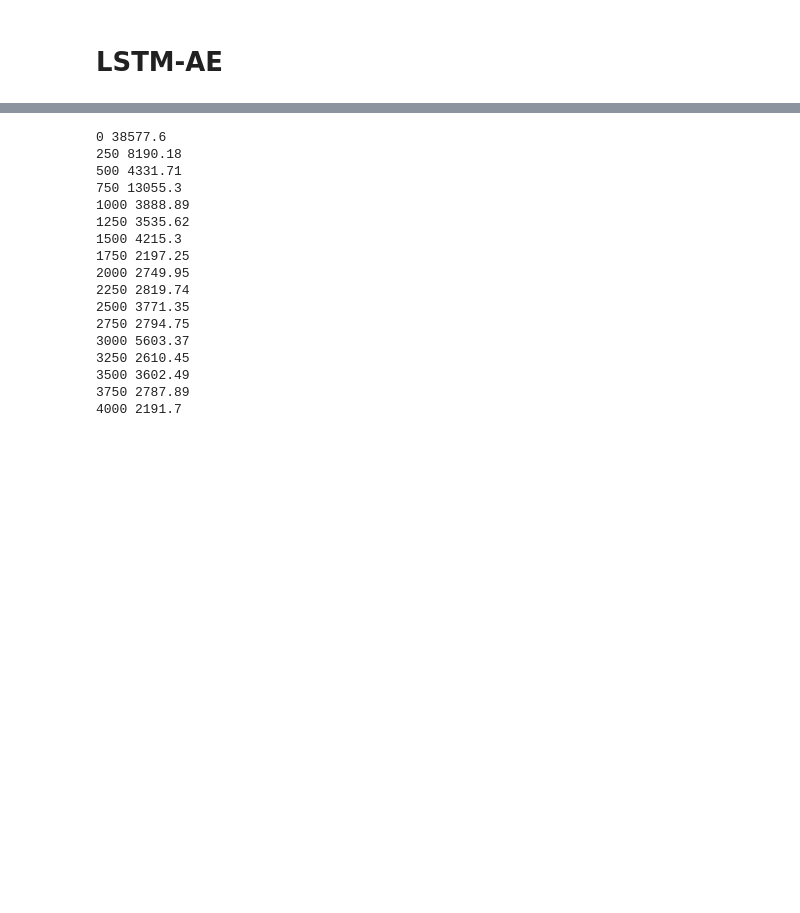
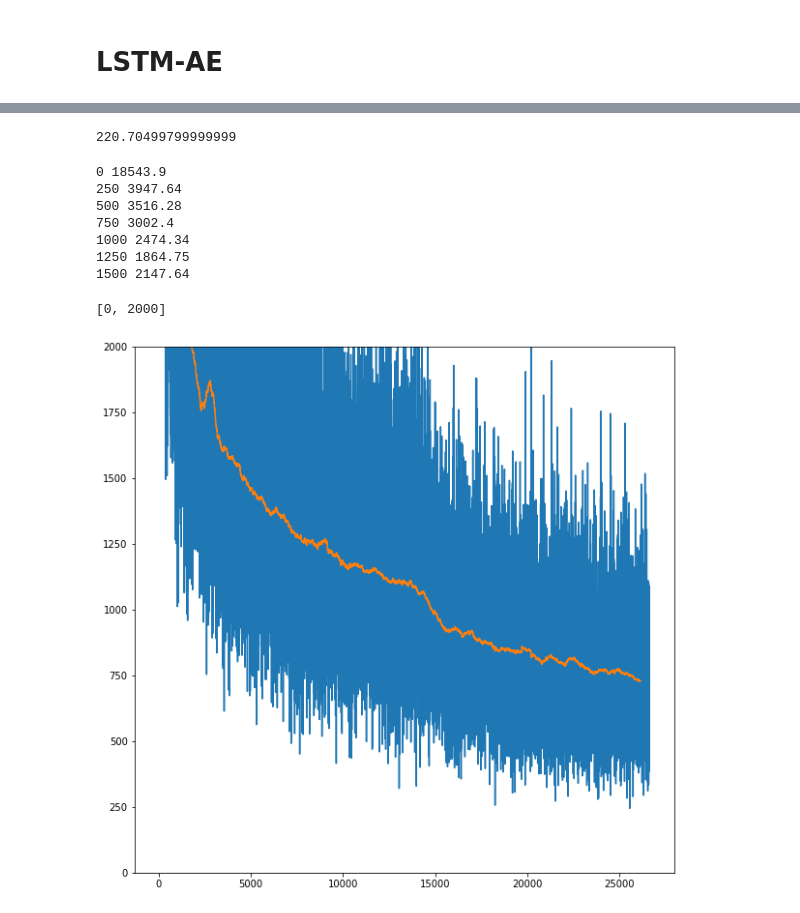
Before and after one commit to galbiati/video-representations, a Jupyter notebook: Prototype-RNN.ipynb, the cells around one changed output, grey strips where cells are left out. Saved outputs shown, nothing was run; the diff lists cells and outputs as text; code cells hidden in the pictures; blank space fills up the shorter version.

Commit message:
tied weight decoder

```diff
--- a/Prototype-RNN.ipynb
+++ b/Prototype-RNN.ipynb
@@ -126,21 +144,20 @@ training_epochs = 10
 batchsize = 4
 sequence_length = 64
 
-model = Model(encoder, lstm_cell, decoder, batchsize, sequence_length)
+model = Model(encoder, lstm_cell, tied_decoder, batchsize, sequence_length)
 
 ## LSTM-Encoder Training Graph ##
 
 training_inputs, training_targets = load.inputs('training', batchsize, training_epochs)
 
 encoded, transitioned, decoded = model.build(training_inputs)    # discard decoder here
-transitioned_loss = tf.reduce_mean(tf.pow(decoded - training_targets, 2))
+loss = tf.reduce_mean(tf.pow(decoded - training_targets, 2))
 
-with tf.variable_scope('decoder', reuse=True):
-    decoded_ = model.unstack(model.decoder(model.stack(encoded)))
+# decoded_ = model.build_encoder_decoder(encoded, reuse=True)
 
-encoded_loss = tf.reduce_mean(tf.pow(decoded_ - training_inputs, 2))
+# encoded_loss = tf.reduce_mean(tf.pow(decoded_ - training_inputs, 2))
 
-loss = transitioned_loss + encoded_loss
+# loss = transitioned_loss + encoded_loss
 
 optimizer = tf.train.AdamOptimizer()
 trainable_vars = tf.trainable_variables()
@@ -156,3 +184,7 @@ validation_loss = tf.reduce_mean(tf.pow(decoded_validation - validation_targets,
+# %%
+np.sum([np.prod(v.get_shape().as_list()) for v in tf.trainable_variables()]) / 1000000
+# %% [output]
+220.70499799999999
 # %%
 saver = tf.train.Saver()
 init_global = tf.global_variables_initializer()
@@ -228,30 +260,29 @@ with tf.Session() as sesh:
         coord.request_stop()
 
     coord.join(threads)
-    saver.save(sesh, 'ptypelstm-decloss-relu')
+    saver.save(sesh, 'ptypelstm-tied-relu')
 # %% [output]
-0 38577.6
-250 8190.18
-500 4331.71
-750 13055.3
-1000 3888.89
-1250 3535.62
-1500 4215.3
-1750 2197.25
-2000 2749.95
-2250 2819.74
-2500 3771.35
-2750 2794.75
-3000 5603.37
-3250 2610.45
-3500 3602.49
-3750 2787.89
-4000 2191.7
+0 18543.9
+250 3947.64
+500 3516.28
+750 3002.4
+1000 2474.34
+1250 1864.75
+1500 2147.64
 # %%
 fig, axes = plt.subplots(1, 1, figsize=(10, 10))
+def rolling_mean(l, w=500):
+    c = np.cumsum(l)
+    c[w:] = c[w:] - c[:-w]
+    return c[w-1:] / w
+
 
 axes.plot(decoder_losses)
+axes.plot(rolling_mean(decoder_losses))
 plt.setp(axes, ylim=[0, 2000])
+# %% [output]
+[0, 2000]
+[figure, added]
 # %%
 fig, axes = plt.subplots(1, 2, figsize=(10, 6))
 vid = -2
```
Also changed, not shown: parts of 6 cells of this notebook, 2 other files.
